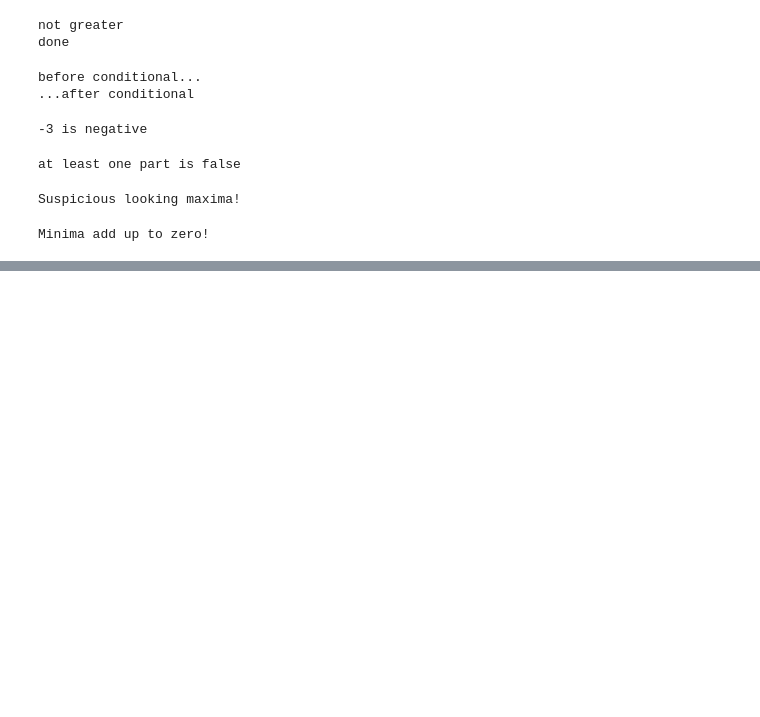
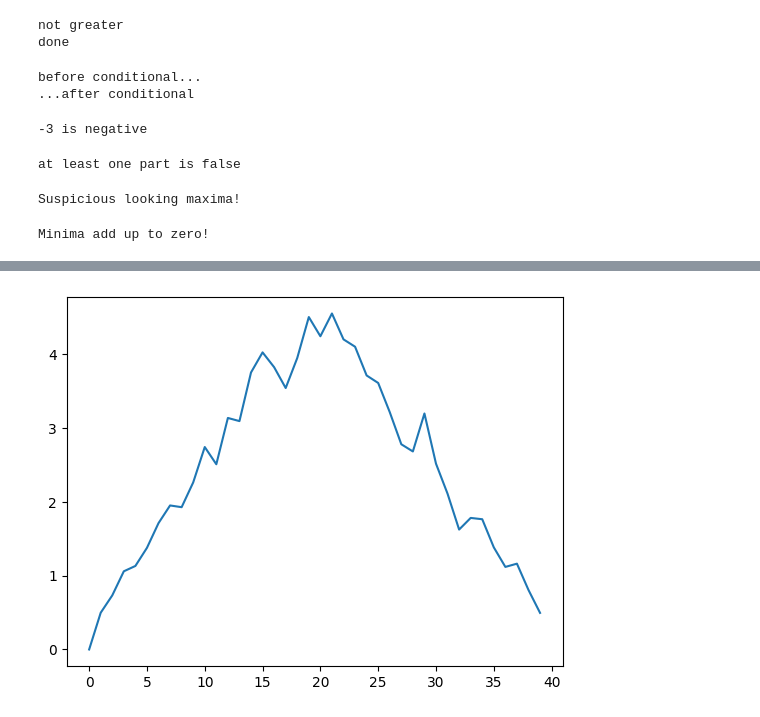
Before and after one commit to steinjm21/ColabInClass, a Jupyter notebook: day14inClass.ipynb, the cells around one changed output, grey strips where cells are left out. Cells and saved outputs as stored; diff of their text form; code cells hidden in the pictures; blank space fills up the shorter version.

```diff
--- a/day14inClass.ipynb
+++ b/day14inClass.ipynb
@@ -351,0 +381,5 @@ Minima add up to zero!
+# %%
+std_plot = matplotlib.pyplot.plot(numpy.std(data, axis=0))
+matplotlib.pyplot.show()
+# %% [output]
+[figure, added]
```
Also changed, not shown: parts of 11 cells of this notebook.
